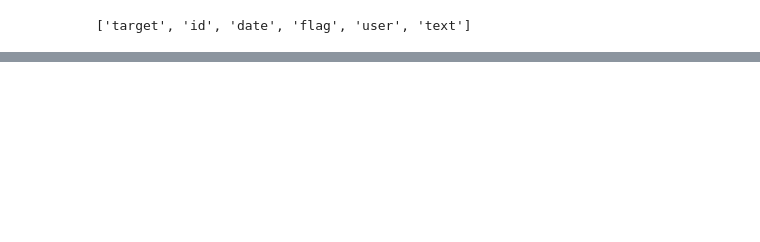
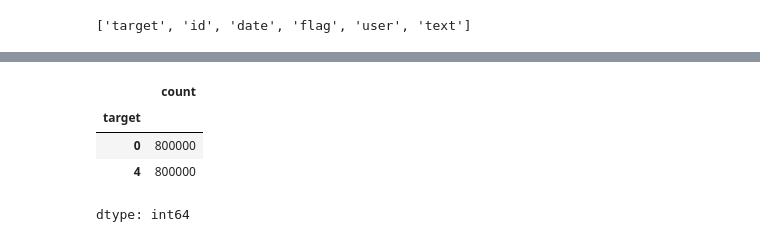
Before and after one commit to kamijoseph/Twitter-Sentiment-Analysis, a Jupyter notebook: research.ipynb, the cells around one changed output, grey strips where cells are left out. Cells and saved outputs as stored; diff of their text form; code cells hidden in the pictures; blank space fills up the shorter version.

```diff
--- a/research.ipynb
+++ b/research.ipynb
@@ -119,0 +137,9 @@ twitter_data.tail()
+# %%
+# target distribution
+twitter_data["target"].value_counts()
+# %% [output]
+|  | count |
+| target |  |
+| 0 | 800000 |
+| 4 | 800000 |
+dtype: int64
```
Also changed, not shown: parts of 3 cells of this notebook.
